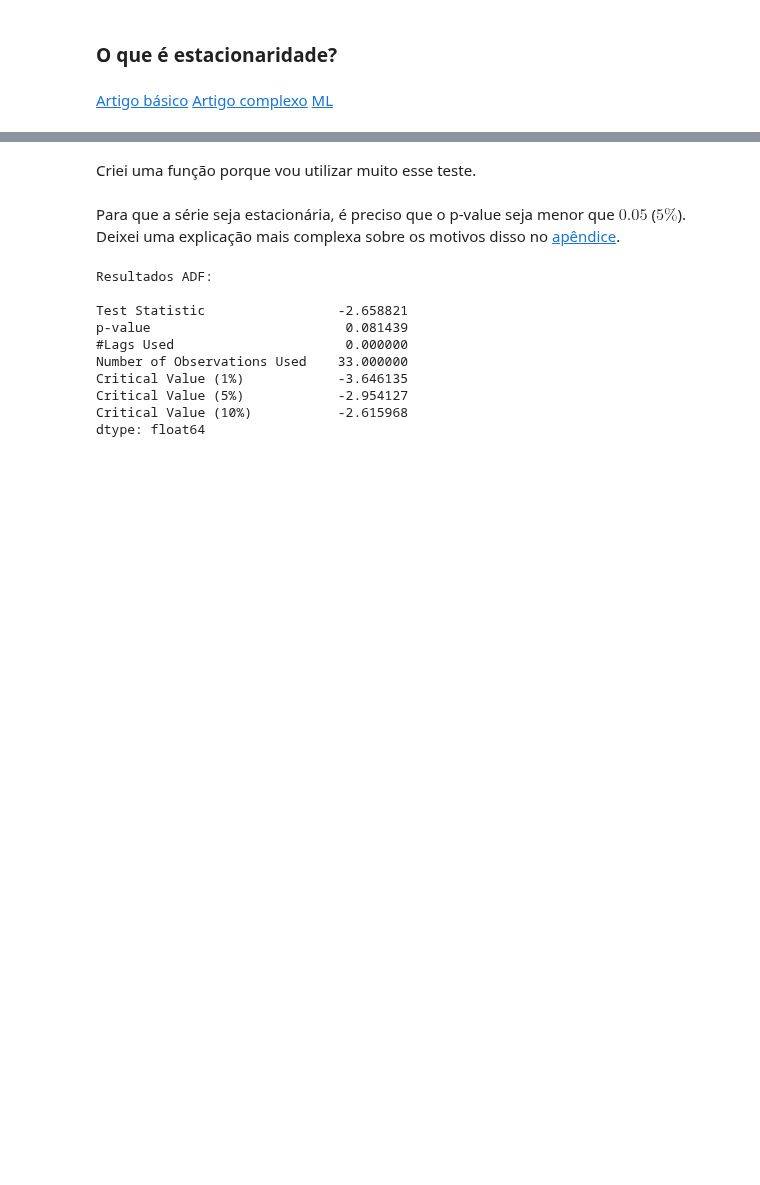
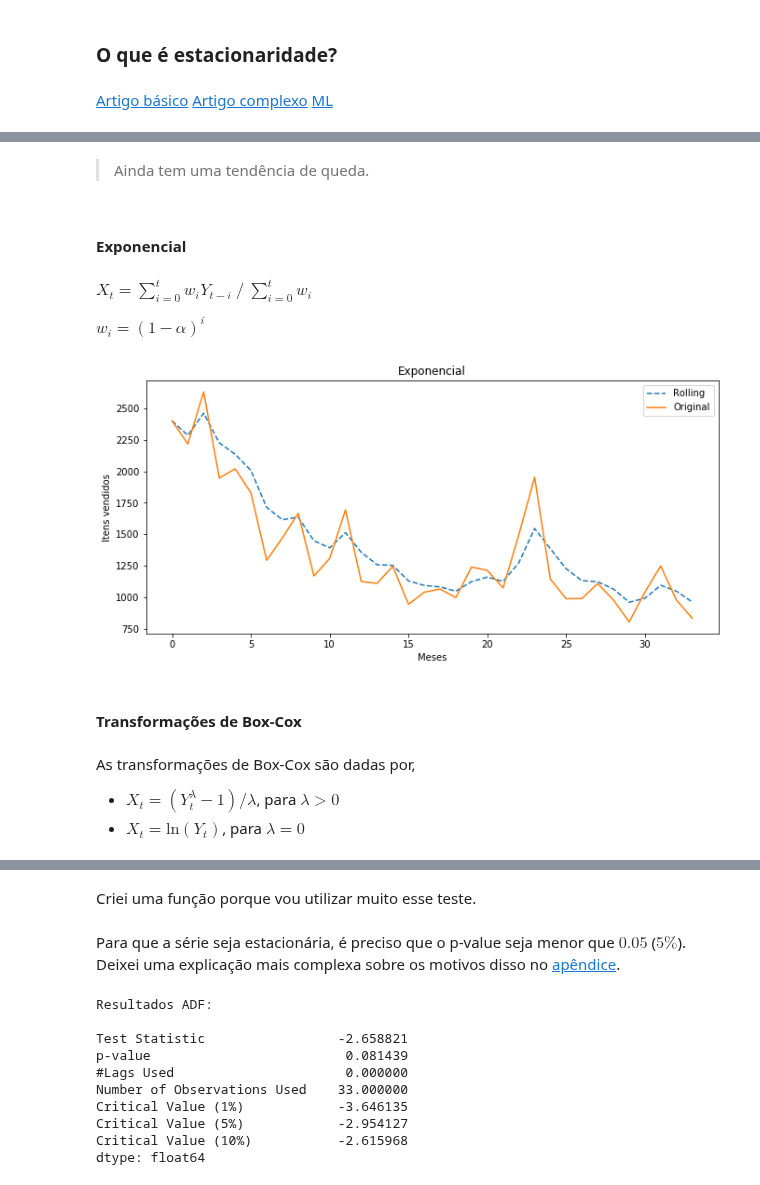
Before and after one commit to RGivisiez/Adv_ML, a Jupyter notebook: 4. ARIMA - SARIMA.ipynb, the cells around one changed output, grey strips where cells are left out. Saved outputs shown, nothing was run; the diff lists cells and outputs as text; code cells hidden in the pictures; blank space fills up the shorter version.

```diff
--- a/4. ARIMA - SARIMA.ipynb
+++ b/4. ARIMA - SARIMA.ipynb
@@ -203,0 +299,30 @@ Vou unir o dataset todo, escolher uma loja e fazer todas as análies e previsõe
+# %% [markdown]
+> Ainda tem uma tendência de queda.
+# %% [markdown]
+#### Exponencial
+# %% [markdown]
+$X_t = \sum_{i=0}^t w_i Y_{t-i}$ $/$ $ \sum_{i=0}^t w_i$
+
+$w_i = (1 - \alpha)^i$
+# %%
+items_sold_exp_smooth = items_sold.ewm(alpha=0.4).mean()
+
+fig, ax1 = plt.subplots(1, figsize=(11,5))
+
+ax1.set_title('Exponencial')
+
+ax1.plot(items_sold_exp_smooth, linestyle='--', label='Rolling')
+ax1.plot(items_sold, label='Original')
+ax1.set_ylabel('Itens vendidos')
+ax1.set_xlabel('Meses')
+ax1.legend()
+
+plt.show()
+# %% [output]
+[figure, added]
+# %% [markdown]
+#### Transformações de Box-Cox
+# %% [markdown]
+As transformações de Box-Cox são dadas por,
+   - $ X_t = (Y_t^\lambda - 1) / \lambda $, para $\lambda > 0$
+   - $ X_t = \text{ln}(Y_t)$,  para $ \lambda = 0$
```
Also changed, not shown: parts of 97 cells of this notebook.
